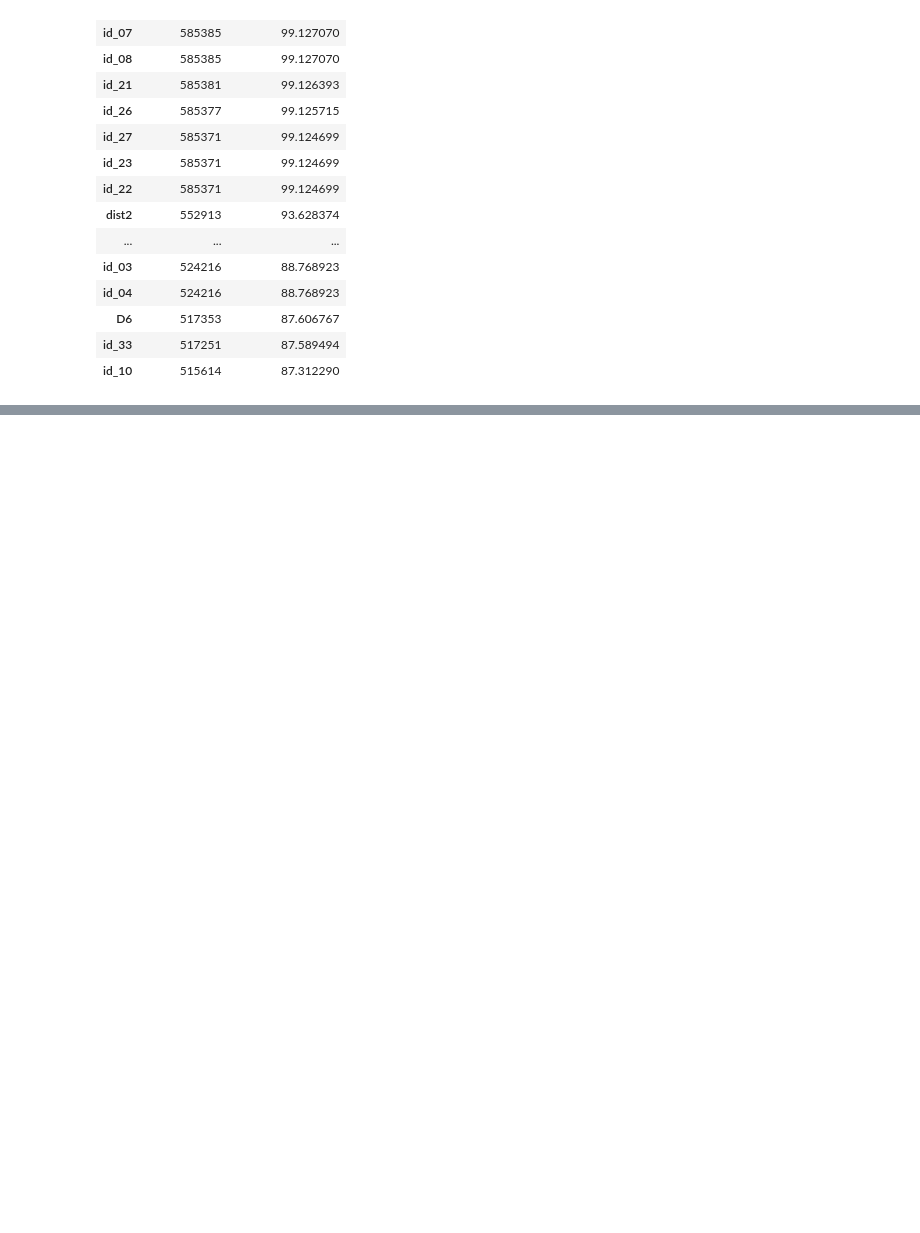
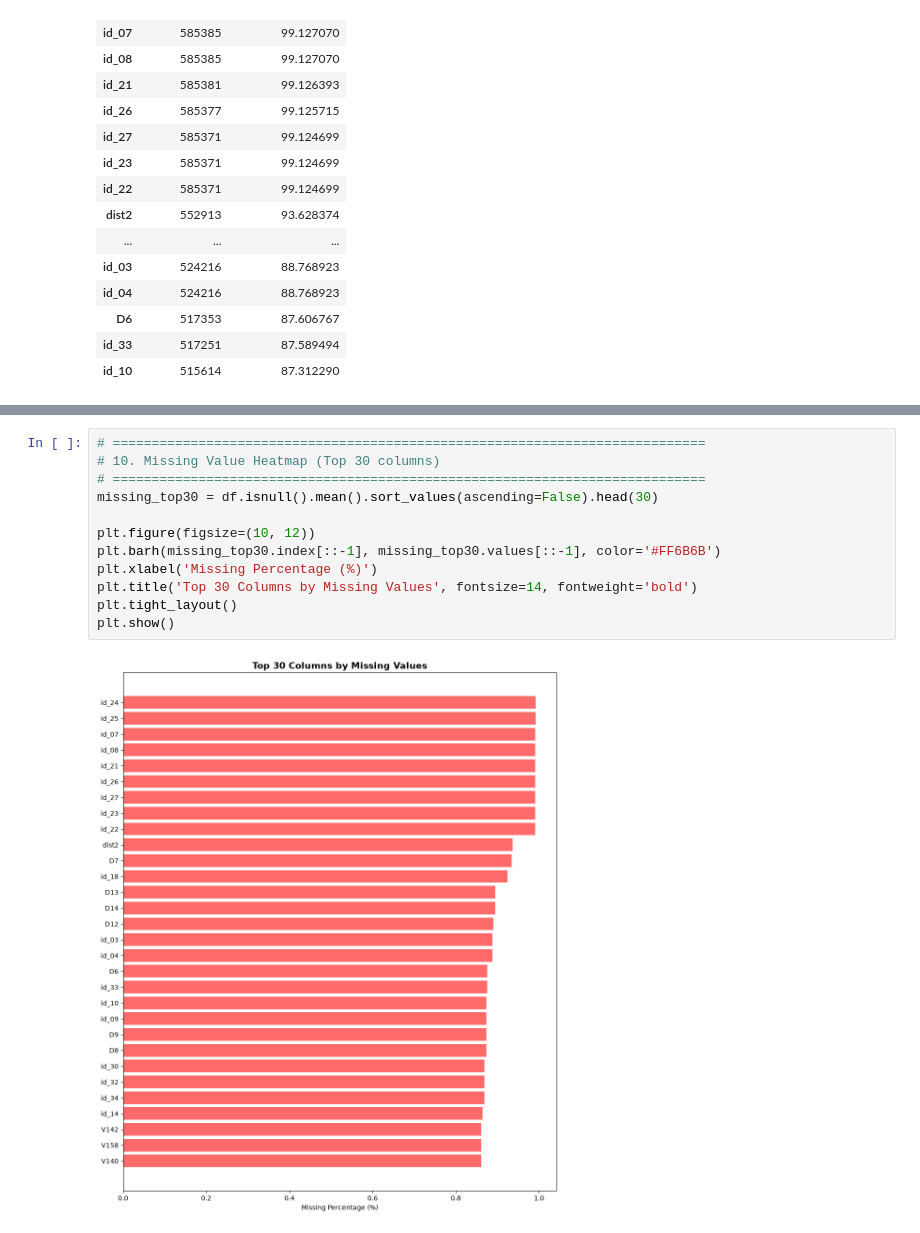
Before and after one commit to yourfavCHEFP/graph-fraud-ai, a Jupyter notebook: notebooks/01_data_understanding.ipynb, the cells around one changed output, grey strips where cells are left out. Drawn from its saved outputs; the diff is of its cells as text; blank space fills up the shorter version.

```diff
--- a/notebooks/01_data_understanding.ipynb
+++ b/notebooks/01_data_understanding.ipynb
@@ -207,0 +242,14 @@ df.describe(include="all").T.head(20)
+# %%
+# ============================================================================
+# 10. Missing Value Heatmap (Top 30 columns)
+# ============================================================================
+missing_top30 = df.isnull().mean().sort_values(ascending=False).head(30)
+
+plt.figure(figsize=(10, 12))
+plt.barh(missing_top30.index[::-1], missing_top30.values[::-1], color='#FF6B6B')
+plt.xlabel('Missing Percentage (%)')
+plt.title('Top 30 Columns by Missing Values', fontsize=14, fontweight='bold')
+plt.tight_layout()
+plt.show()
+# %% [output]
+[figure, added]
```
Also changed, not shown: parts of 4 cells of this notebook, 13 other files.
